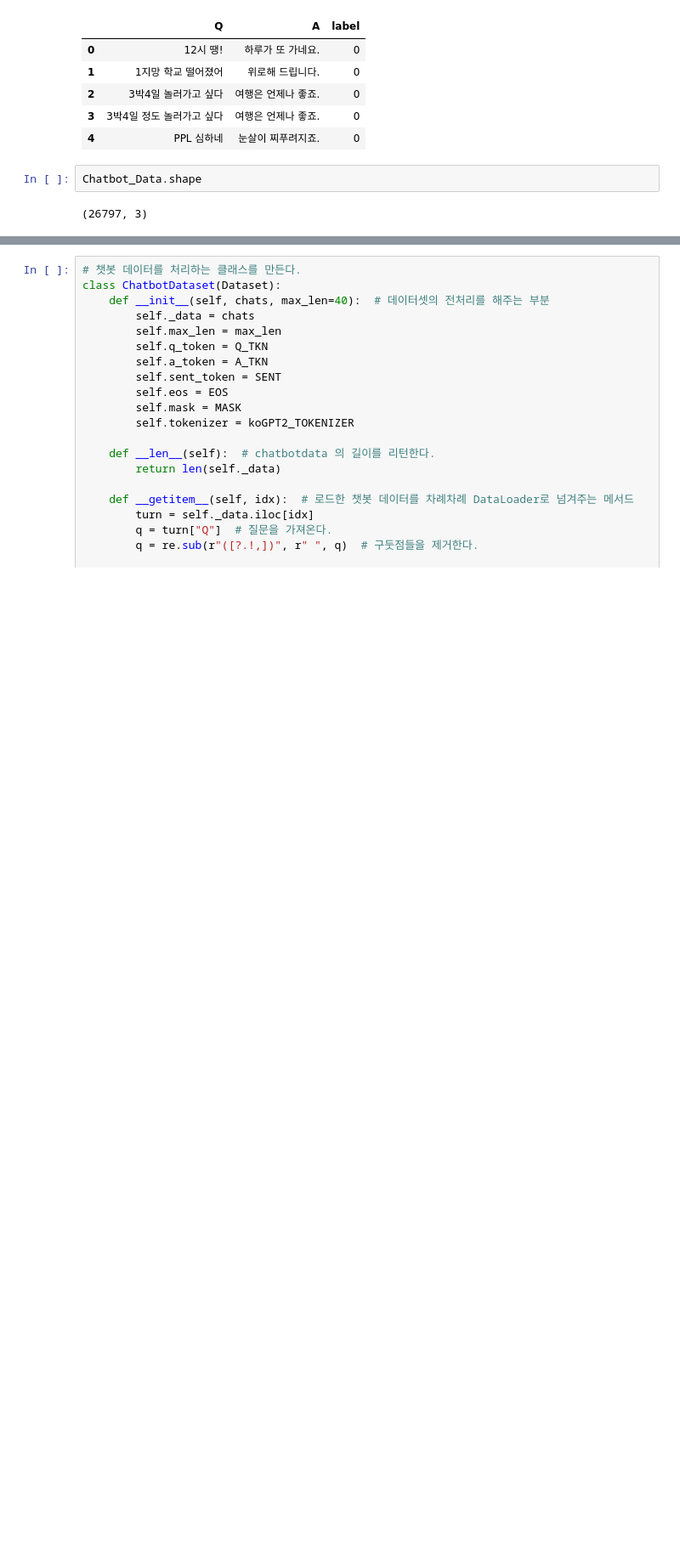
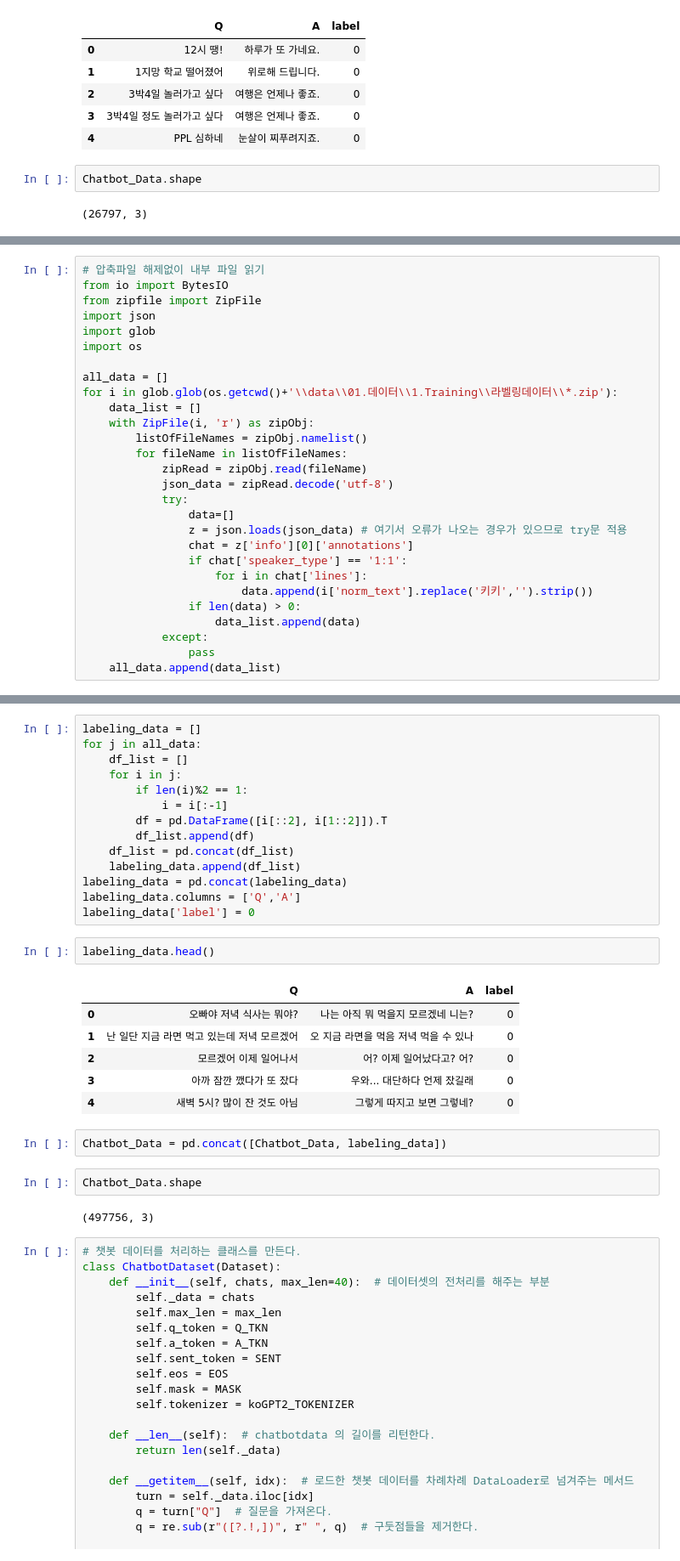
Before and after one commit to kimpubao/FinalProject, a Jupyter notebook: gpt.ipynb, the cells around one changed output, grey strips where cells are left out. Shown at 85% size. Saved outputs shown, nothing was run; the diff lists cells and outputs as text; blank space fills up the shorter version.

```diff
--- a/gpt.ipynb
+++ b/gpt.ipynb
@@ -126,0 +131,28 @@ Chatbot_Data.shape
+# %%
+# 압축파일 해제없이 내부 파일 읽기
+from io import BytesIO
+from zipfile import ZipFile
+import json
+import glob
+import os
+
+all_data = []
+for i in glob.glob(os.getcwd()+'\\data\\01.데이터\\1.Training\\라벨링데이터\\*.zip'):
+    data_list = []
+    with ZipFile(i, 'r') as zipObj:
+        listOfFileNames = zipObj.namelist()
+        for fileName in listOfFileNames:
+            zipRead = zipObj.read(fileName)
+            json_data = zipRead.decode('utf-8')
+            try:
+                data=[]
+                z = json.loads(json_data) # 여기서 오류가 나오는 경우가 있으므로 try문 적용
+                chat = z['info'][0]['annotations']
+                if chat['speaker_type'] == '1:1':
+                    for i in chat['lines']:
+                        data.append(i['norm_text'].replace('키키','').strip())
+                if len(data) > 0:
+                    data_list.append(data)
+            except:
+                pass
+    all_data.append(data_list)
@@ -127,3 +169,32 @@ Chatbot_Data.shape
+# %%
+labeling_data = []
+for j in all_data:
+    df_list = []
+    for i in j:
+        if len(i)%2 == 1:
+            i = i[:-1]
+        df = pd.DataFrame([i[::2], i[1::2]]).T
+        df_list.append(df)
+    df_list = pd.concat(df_list)
+    labeling_data.append(df_list)
+labeling_data = pd.concat(labeling_data)
+labeling_data.columns = ['Q','A']
+labeling_data['label'] = 0
+# %%
+labeling_data.head()
+# %% [output]
+|  | Q | A | label |
+| 0 | 오빠야 저녁 식사는 뭐야? | 나는 아직 뭐 먹을지 모르겠네 니는? | 0 |
+| 1 | 난 일단 지금 라면 먹고 있는데 저녁 모르겠어 | 오 지금 라면을 먹음 저녁 먹을 수 있나 | 0 |
+| 2 | 모르겠어 이제 일어나서 | 어? 이제 일어났다고? 어? | 0 |
+| 3 | 아까 잠깐 깼다가 또 잤다 | 우와... 대단하다 언제 잤길래 | 0 |
+| 4 | 새벽 5시? 많이 잔 것도 아님 | 그렇게 따지고 보면 그렇네? | 0 |
+# %%
+Chatbot_Data = pd.concat([Chatbot_Data, labeling_data])
+# %%
+Chatbot_Data.shape
+# %% [output]
+(497756, 3)
 # %%
 # 챗봇 데이터를 처리하는 클래스를 만든다.
 class ChatbotDataset(Dataset):
```
Also changed, not shown: parts of 16 cells of this notebook.
